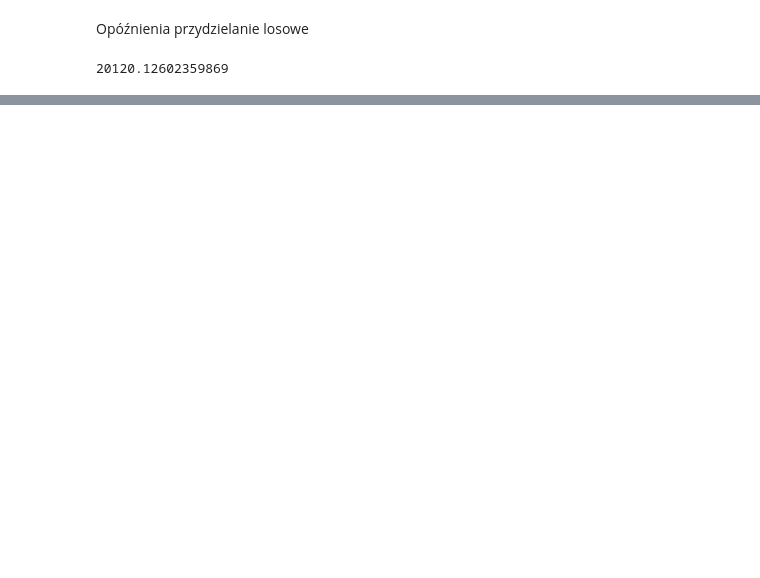
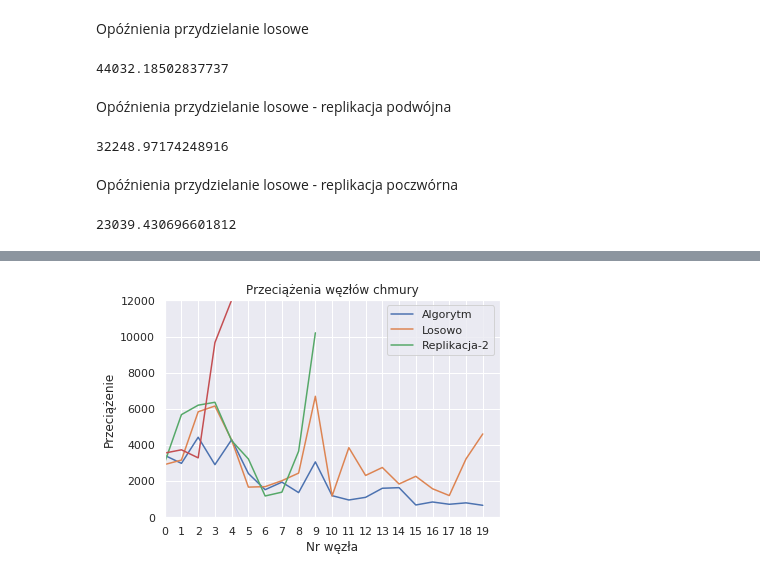
Before and after one commit to mszynka/PP___PBP, a Jupyter notebook: Notebook.ipynb, the cells around one changed output, grey strips where cells are left out. Saved outputs shown, nothing was run; the diff lists cells and outputs as text; code cells hidden in the pictures; blank space fills up the shorter version.

```diff
--- a/Notebook.ipynb
+++ b/Notebook.ipynb
@@ -96,7 +103,7 @@ N=[[x/n for x in f] for f in N]
 # %% [markdown]
 Określenie średniej mocy chmury
 # %%
-power = 10
+power = 140
 # %% [markdown]
 Wyznaczenie średniego obciążenia w czasie każdego węzła chmury(algorytm vs losowy przydział)
 # %%
@@ -149,0 +160,12 @@ for node in R1:
+# %%
+loadR2 = list()
+for node in R2:
+    nodeLoad = 0
+    for index, value in enumerate(node):
+        load = value-(power*2)
+        if(load > 0):
+            if(index < len(node)-1):
+                node[index+1] += load
+            nodeLoad += load
+
+    loadR2.append(nodeLoad)
@@ -150,3 +174,15 @@ for node in R1:
+# %%
+loadR4 = list()
+for node in R4:
+    nodeLoad = 0
+    for index, value in enumerate(node):
+        load = value-(power*4)
+        if(load > 0):
+            if(index < len(node)-1):
+                node[index+1] += load
+            nodeLoad += load
+
+    loadR4.append(nodeLoad)
 # %% [markdown]
 Opóźnienia z algorytmem
 # %%
@@ -156,9 +192,21 @@ print(sum(loadN)/n)
 # %% [markdown]
 Opóźnienia przydzielanie losowe
 # %%
-print(sum(loadR1)/n)
+print(sum(loadR1))
 # %% [output]
-20120.12602359869
+44032.18502837737
+# %% [markdown]
+Opóźnienia przydzielanie losowe - replikacja podwójna
+# %%
+print(sum(loadR2))
+# %% [output]
+32248.97174248916
+# %% [markdown]
+Opóźnienia przydzielanie losowe - replikacja poczwórna
+# %%
+print(sum(loadR4))
+# %% [output]
+23039.430696601812
 # %%
 loadN_powerRelated = [x/(len(F_base[0]))*power for x in loadN]
 plt.plot(loadN_powerRelated)
@@ -166,11 +214,17 @@ plt.plot(loadN_powerRelated)
 loadR1_powerRelated = [x/(len(F_base[0]))*power for x in loadR1]
 plt.plot(loadR1_powerRelated)
 
+loadR2_powerRelated = [x/(len(F_base[0]))*power for x in loadR2]
+plt.plot(loadR2_powerRelated)
+
+loadR2_powerRelated = [x/(len(F_base[0]))*power for x in loadR4]
+plt.plot(loadR2_powerRelated)
+
 plt.xlabel("Nr węzła")
 plt.ylabel("Przeciążenie")
-plt.axis([0, n, -5, max(loadN)/(len(F_base[0]))*power+5])
+plt.axis([0, n, -5, max(itertools.chain(loadN, loadR1,loadR2,loadR4))/(len(F_base[0]))*power+5])
 plt.xticks(range(0,n))
 plt.title("Przeciążenia węzłów chmury")
-plt.legend(["Algorytm", "Losowo"])
+plt.legend(["Algorytm", "Losowo","Replikacja-2"])
 plt.show()
 # %% [output]
@@ -178,0 +231 @@ plt.show()
+[figure, added]
```
Also changed, not shown: parts of 10 cells of this notebook.
